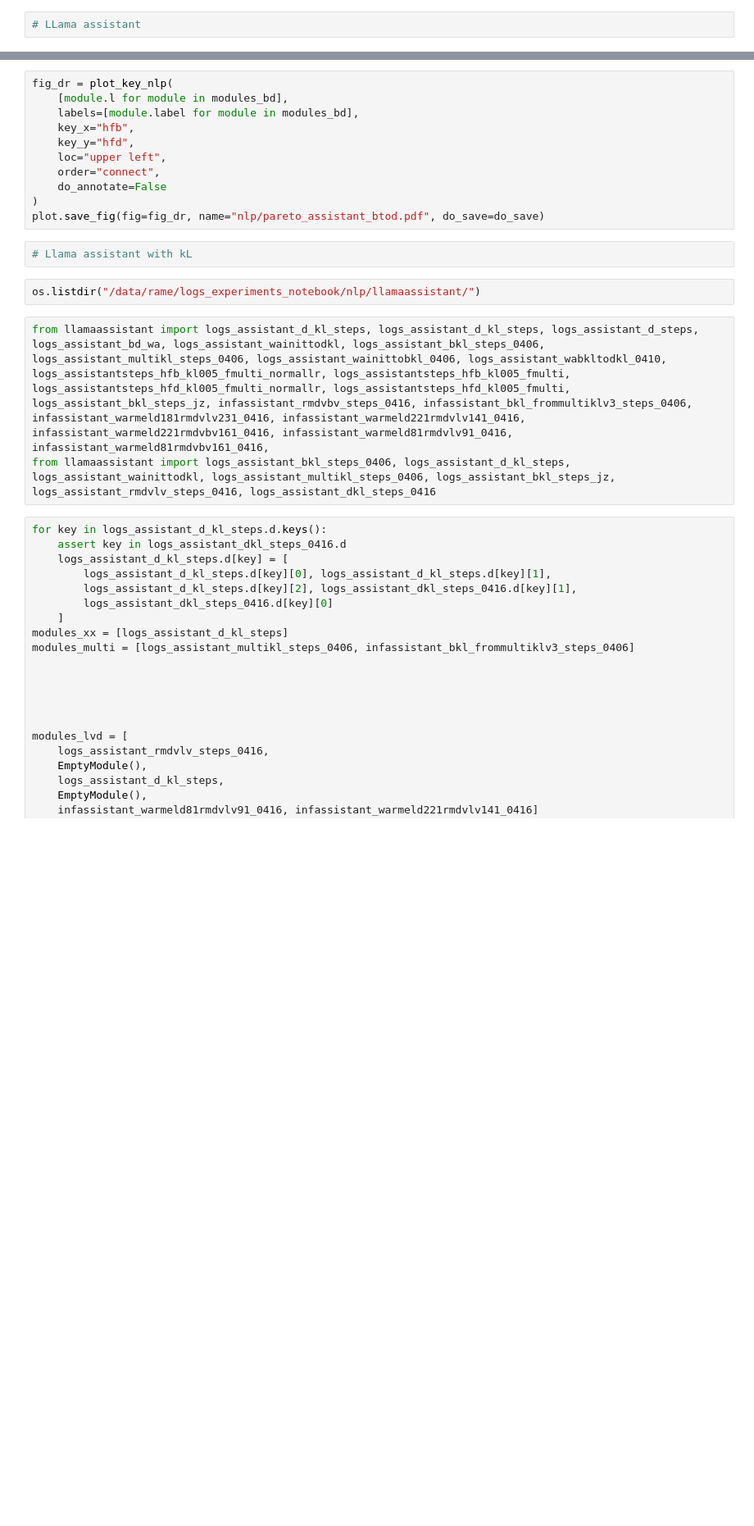
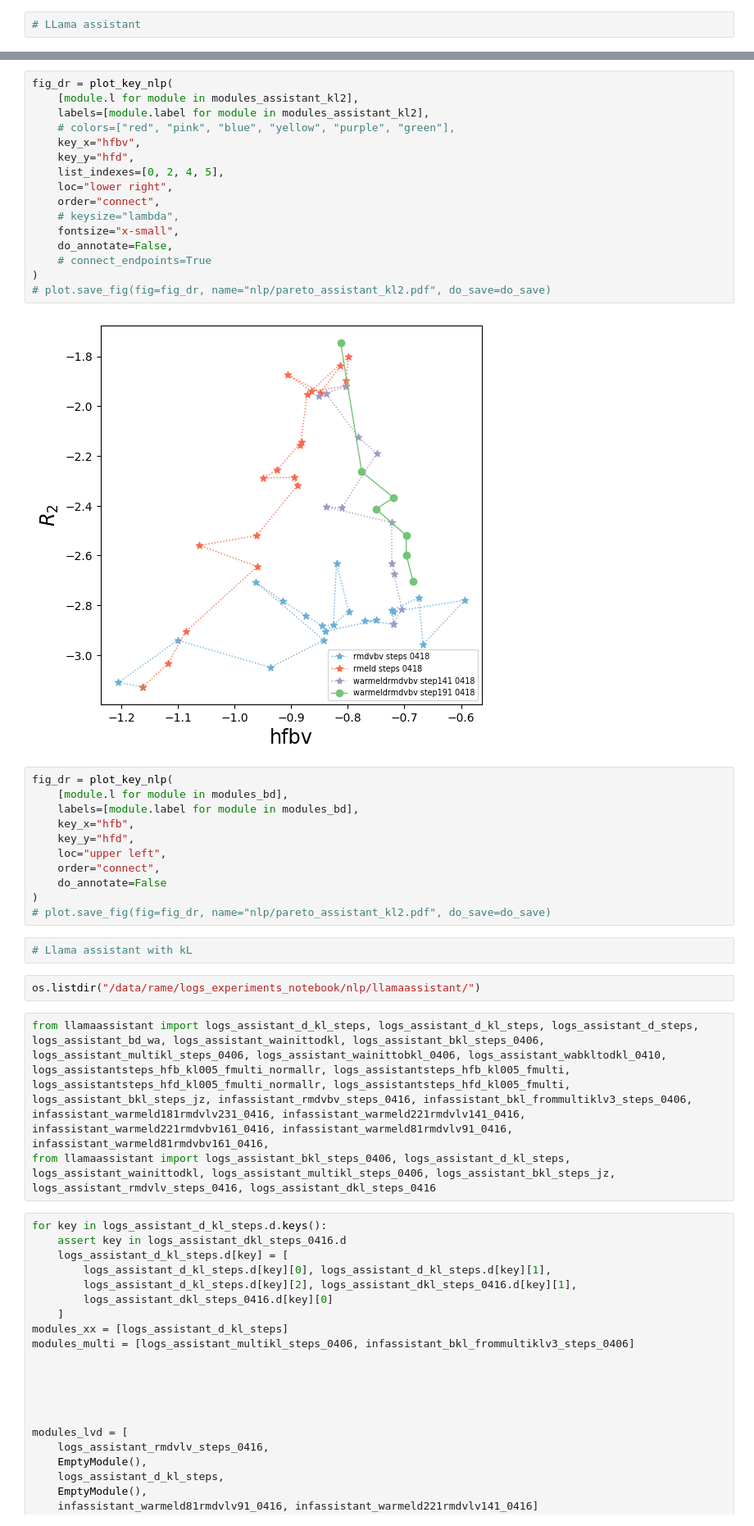
Before and after one commit to alexrame/domainbedv2, a Jupyter notebook: notebooks/rl/nlp/plot_rl.ipynb, the cells around one changed output, grey strips where cells are left out. Shown at 82% size. Saved outputs shown, nothing was run; the diff lists cells and outputs as text; blank space fills up the shorter version.

```diff
--- a/notebooks/rl/nlp/plot_rl.ipynb
+++ b/notebooks/rl/nlp/plot_rl.ipynb
@@ -251,3 +318,21 @@ for modules in [modules_bd]:
+# %%
+fig_dr = plot_key_nlp(
+    [module.l for module in modules_assistant_kl2],
+    labels=[module.label for module in modules_assistant_kl2],
+    # colors=["red", "pink", "blue", "yellow", "purple", "green"],
+    key_x="hfbv",
+    key_y="hfd",
+    list_indexes=[0, 2, 4, 5],
+    loc="lower right",
+    order="connect",
+    # keysize="lambda",
+    fontsize="x-small",
+    do_annotate=False,
+    # connect_endpoints=True
+)
+# plot.save_fig(fig=fig_dr, name="nlp/pareto_assistant_kl2.pdf", do_save=do_save)
+# %% [output]
+[figure, added]
 # %%
 fig_dr = plot_key_nlp(
     [module.l for module in modules_bd],
@@ -258,7 +343,7 @@ fig_dr = plot_key_nlp(
     order="connect",
     do_annotate=False
 )
-plot.save_fig(fig=fig_dr, name="nlp/pareto_assistant_btod.pdf", do_save=do_save)
+# plot.save_fig(fig=fig_dr, name="nlp/pareto_assistant_kl2.pdf", do_save=do_save)
 # %%
 # Llama assistant with kL
 # %%
```
Also changed, not shown: parts of 14 cells of this notebook, 5 other files.
